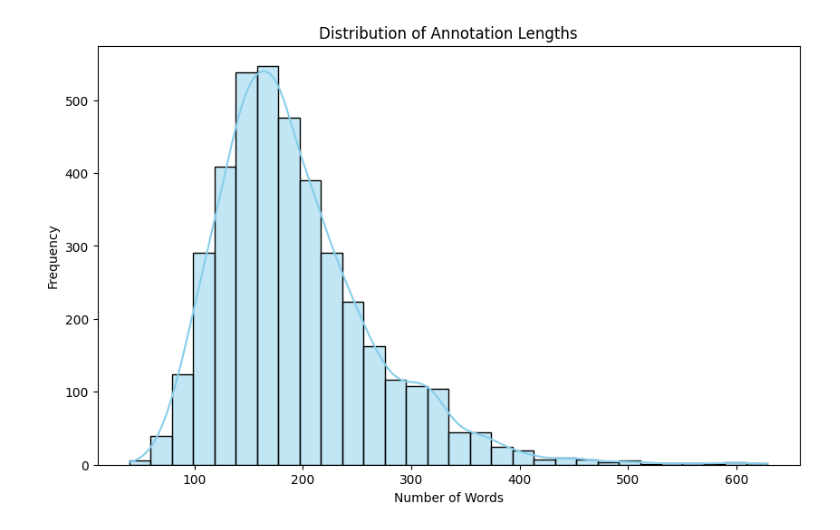
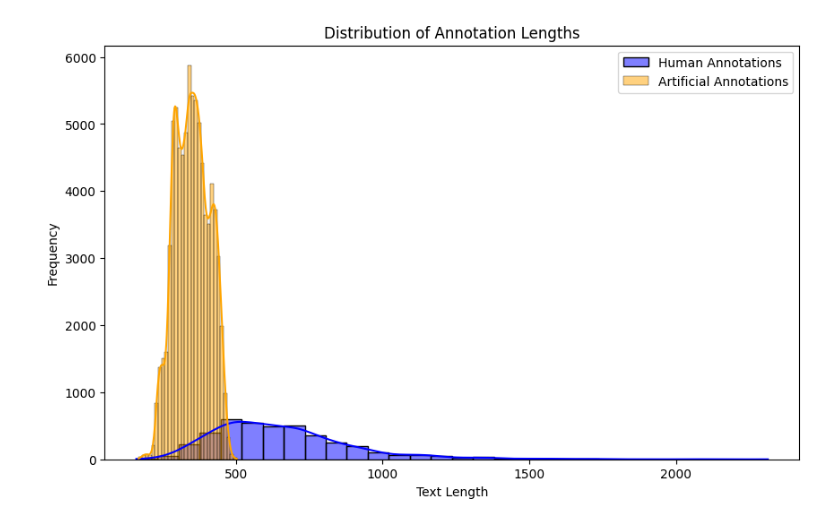
Before and after one commit to AdrianCC9/Athena, a Jupyter notebook: src/data_visualization.ipynb, the cells around one changed output. Drawn from its saved outputs; the diff is of its cells as text; code cells hidden in the pictures.

Commit message:
added data visualization

```diff
--- a/src/data_visualization.ipynb
+++ b/src/data_visualization.ipynb
@@ -1,18 +1,20 @@
 # %%
+import os
 import pandas as pd
 import matplotlib.pyplot as plt
+from PIL import Image
 import seaborn as sns
-import numpy as np
-import os
-import cv2
-from collections import Counter
 
-# Load the processed CSV files
-processed_data_dir = "Q:\Athena\data\cleaned_data"
-images_file = os.path.join(processed_data_dir, "cleaned_floorplan_images.csv")
-human_annotations_file = os.path.join(processed_data_dir, "cleaned_human_annotations.csv")
-artificial_annotations_file = os.path.join(processed_data_dir, "cleaned_artificial_annotations.csv")
+# Paths to processed data
+base_dir = "/Users/adrian/Athena/data/Cleaned Data"
+images_path = os.path.join(base_dir, "cleaned_floorplan_images.csv")
+human_annotations_path = os.path.join(base_dir, "cleaned_human_annotations.csv")
+artificial_annotations_path = os.path.join(base_dir, "cleaned_artificial_annotations.csv")
 
-images_df = pd.read_csv(images_file)
-human_annotations_df = pd.read_csv(human_annotations_file)
-artificial_annotations_df = pd.read_csv(artificial_annotations_file)
+# Load data
+images_df = pd.read_csv(images_path)
+human_annotations_df = pd.read_csv(human_annotations_path)
+artificial_annotations_df = pd.read_csv(artificial_annotations_path)
+
+# Path to floorplan images
+image_folder = "/Users/adrian/Documents/Tell2Design Data/General Data/floorplan_image"
@@ -50,11 +83,16 @@ plt.show(block=True)
 # %%
-# Length Distribution of Annotations
-annotation_lengths = all_annotations.apply(lambda x: len(str(x).split()))
+# Calculate text lengths
+human_annotations_df["text_length"] = human_annotations_df["annotation"].apply(len)
+artificial_annotations_df["text_length"] = artificial_annotations_df["description"].apply(len)
+
+# Plot the distribution
 plt.figure(figsize=(10, 6))
-sns.histplot(annotation_lengths, bins=30, kde=True, color='skyblue')
-plt.title('Distribution of Annotation Lengths')
-plt.xlabel('Number of Words')
-plt.ylabel('Frequency')
-plt.show(block=True)
+sns.histplot(human_annotations_df["text_length"], bins=30, color="blue", label="Human Annotations", kde=True)
+sns.histplot(artificial_annotations_df["text_length"], bins=30, color="orange", label="Artificial Annotations", kde=True)
+plt.title("Distribution of Annotation Lengths")
+plt.xlabel("Text Length")
+plt.ylabel("Frequency")
+plt.legend()
+plt.show()
 # %% [output]
-[figure, old version]
+[figure, new version]
```
Also changed, not shown: parts of 9 cells of this notebook.
